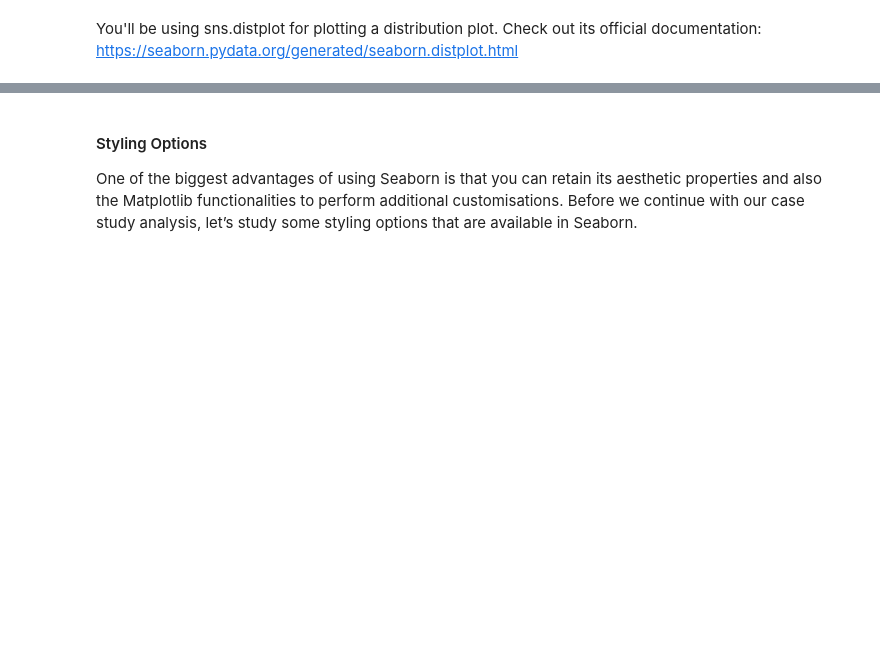
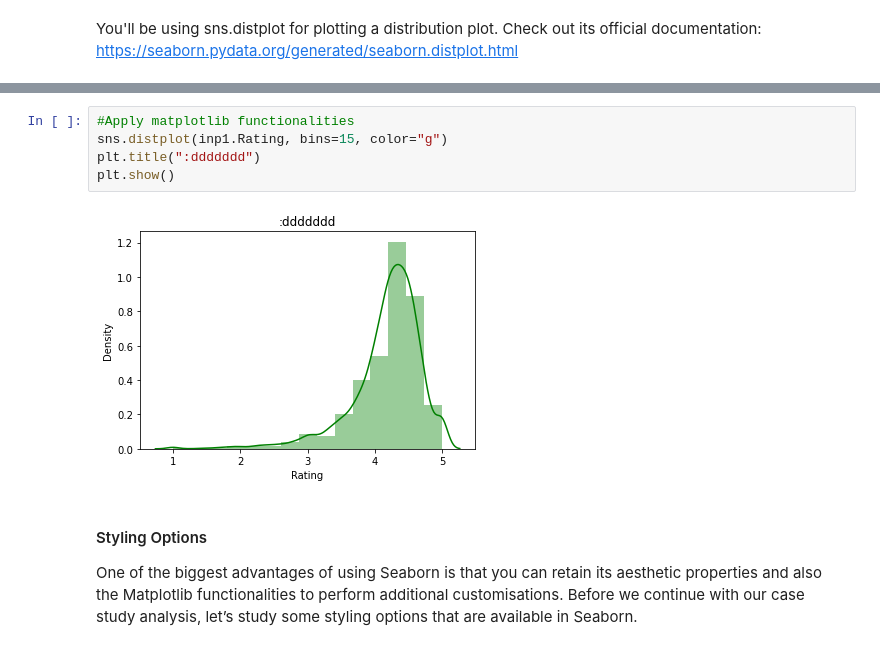
Before and after one commit to teerapat1739/multipurpose-jupyter-notebook, a Jupyter notebook: notebooks/Data Visualisation in Python - Case Study.ipynb, the cells around one changed output, grey strips where cells are left out. Cells and saved outputs as stored; diff of their text form; blank space fills up the shorter version.

```diff
--- a/notebooks/Data Visualisation in Python - Case Study.ipynb
+++ b/notebooks/Data Visualisation in Python - Case Study.ipynb
@@ -555,3 +570,10 @@ You'll be using sns.distplot for plotting a distribution plot. Check out its off
+# %%
+#Apply matplotlib functionalities
+sns.distplot(inp1.Rating, bins=15, color="g")
+plt.title(":ddddddd")
+plt.show()
+# %% [output]
+[figure, added]
 # %% [markdown]
 #### Styling Options
 
```
Also changed, not shown: parts of 23 cells of this notebook.
